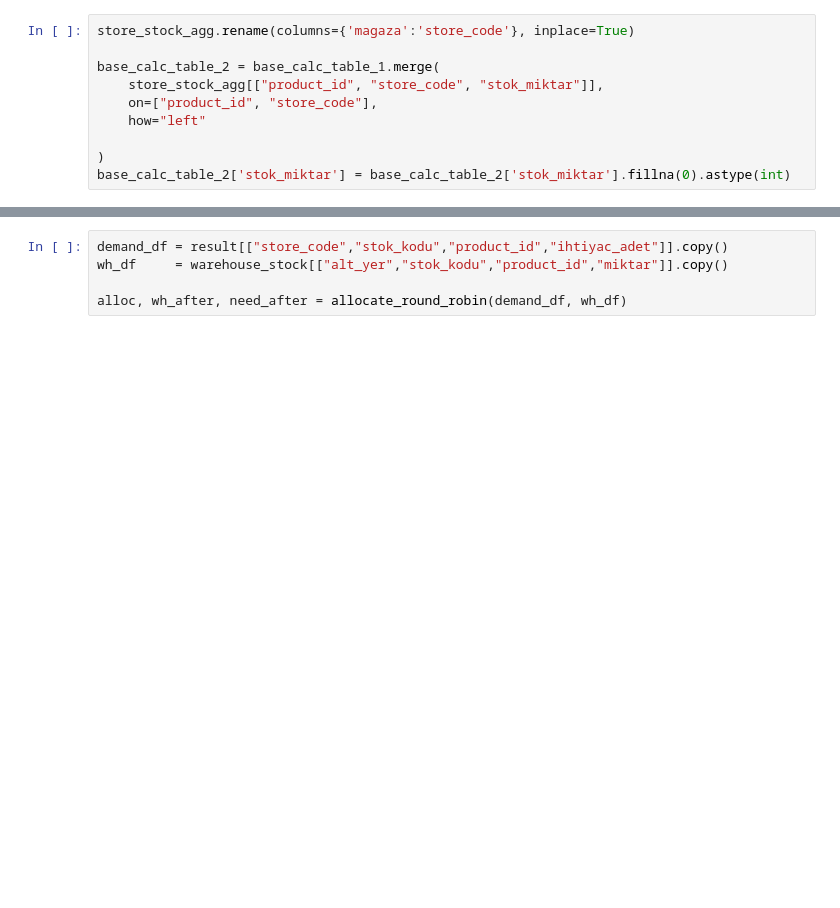
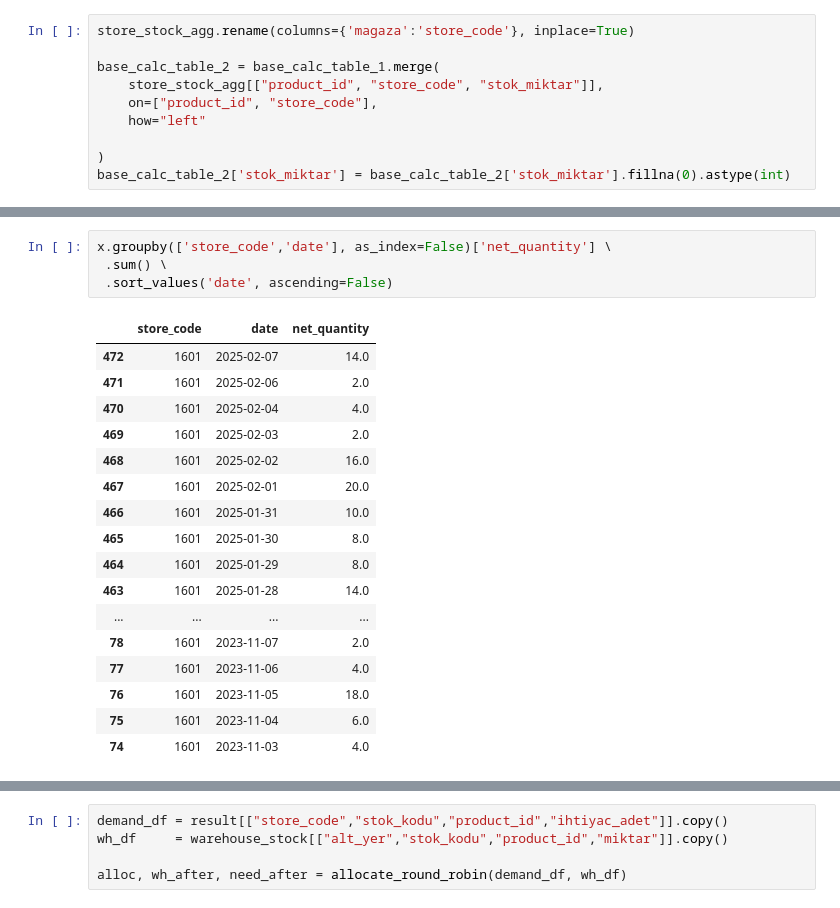
Before and after one commit to dursun93/sporthink_ar, a Jupyter notebook: replenishment.ipynb, the cells around one changed output, grey strips where cells are left out. Drawn from its saved outputs; the diff is of its cells as text; blank space fills up the shorter version.

```diff
--- a/replenishment.ipynb
+++ b/replenishment.ipynb
@@ -566,3 +569,25 @@ result.sort_values('ihtiyac_adet',ascending=False).head(20)
+# %%
+x.groupby(['store_code','date'], as_index=False)['net_quantity'] \
+ .sum() \
+ .sort_values('date', ascending=False)
+# %% [output]
+|  | store_code | date | net_quantity |
+| 472 | 1601 | 2025-02-07 | 14.0 |
+| 471 | 1601 | 2025-02-06 | 2.0 |
+| 470 | 1601 | 2025-02-04 | 4.0 |
+| 469 | 1601 | 2025-02-03 | 2.0 |
+| 468 | 1601 | 2025-02-02 | 16.0 |
+| 467 | 1601 | 2025-02-01 | 20.0 |
+| 466 | 1601 | 2025-01-31 | 10.0 |
+| 465 | 1601 | 2025-01-30 | 8.0 |
+| 464 | 1601 | 2025-01-29 | 8.0 |
+| 463 | 1601 | 2025-01-28 | 14.0 |
+| ... | ... | ... | ... |
+| 78 | 1601 | 2023-11-07 | 2.0 |
+| 77 | 1601 | 2023-11-06 | 4.0 |
+| 76 | 1601 | 2023-11-05 | 18.0 |
+| 75 | 1601 | 2023-11-04 | 6.0 |
+| 74 | 1601 | 2023-11-03 | 4.0 |
 # %%
 import pandas as pd
 from collections import defaultdict
```
Also changed, not shown: parts of 7 cells of this notebook, 16 other files.
